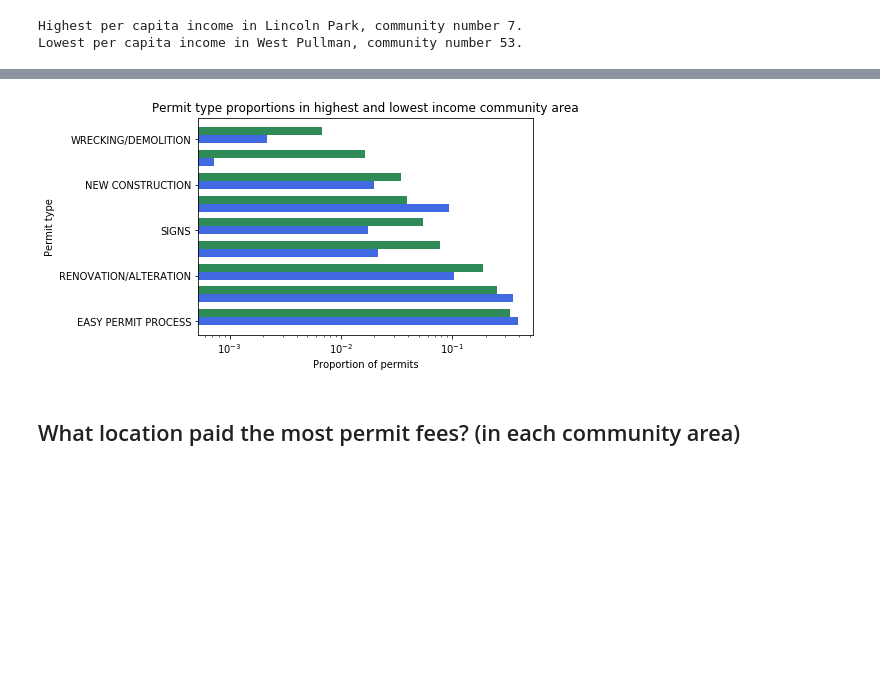
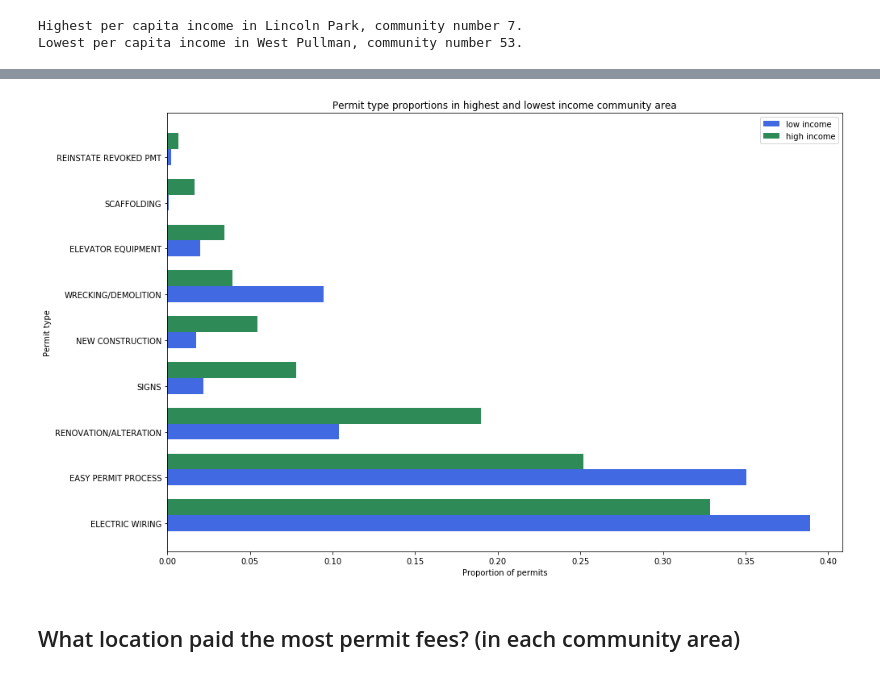
Before and after one commit to mahoneyjam/Project_1, a Jupyter notebook: data_wrangling.ipynb, the cells around one changed output, grey strips where cells are left out. Cells and saved outputs as stored; diff of their text form; code cells hidden in the pictures; blank space fills up the shorter version.

Commit message:
Fixed plot syntax

```diff
--- a/data_wrangling.ipynb
+++ b/data_wrangling.ipynb
@@ -581,20 +618,23 @@ high_low_df
 # %%
 high_prop_list=high_low_df['high_proportion'].to_list()
 low_prop_list=high_low_df['low_proportion'].to_list()
 permit_list=high_low_df['permit_type'].to_list()
 y_data=[y for y in range(0,len(high_prop_list))]
-fig = plt.figure()
+fig = plt.figure(figsize=(15,10))
 ax = fig.add_subplot(111)
 width = 0.35
-ax.barh(y_data, low_prop_list, width, color='royalblue')
-ax.barh(y_data+np.array(width), high_prop_list, width, color='seagreen')
-ax.set_yticklabels( permit_list )
-plt.xscale('log')
+ax.barh(y_data, low_prop_list, width, color='royalblue', label='low income')
+ax.barh(y_data+np.array(width), high_prop_list, width, color='seagreen', label='high income')
+ax.set_yticklabels(permit_list)
+ax.set_yticks(np.arange(len(y_data)))
+#plt.xscale('log')
 plt.xlabel('Proportion of permits')
 plt.ylabel('Permit type')
-plt.title('Permit type proportions in highest and lowest income community area');
+plt.legend()
+plt.title('Permit type proportions in highest and lowest income community area')
+plt.savefig('figures/08_obj_5_chi_are_perm_fees.png')
 # %% [output]
-[figure, old version]
+[figure, new version]
 # %% [markdown]
 ## What location paid the most permit fees?  (in each community area)
 # %%
```
Also changed, not shown: parts of 29 cells of this notebook.
